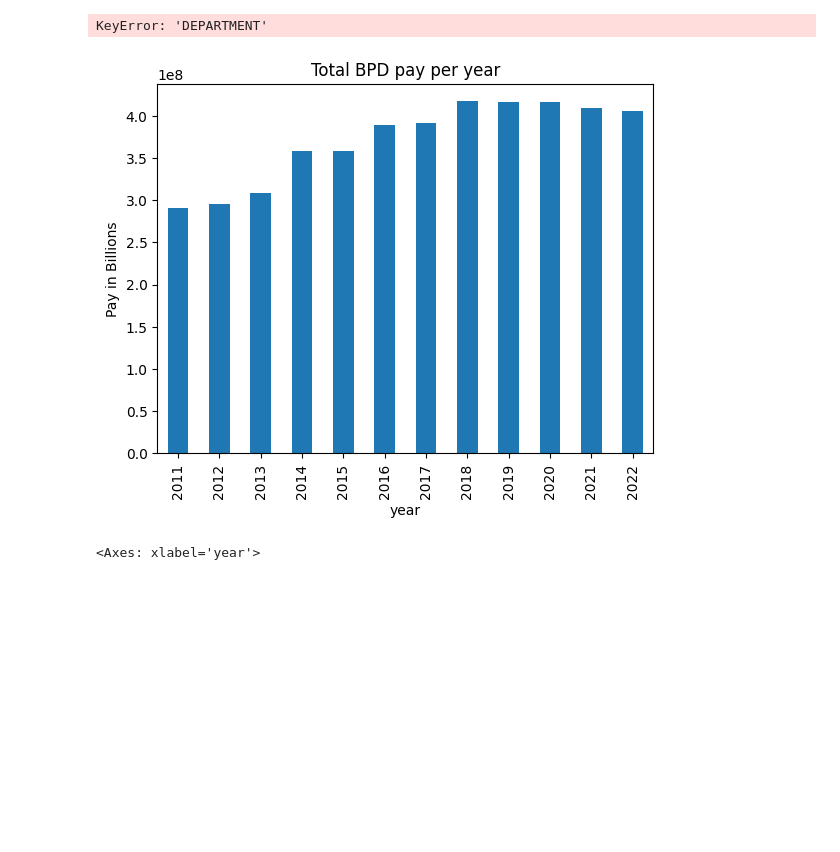
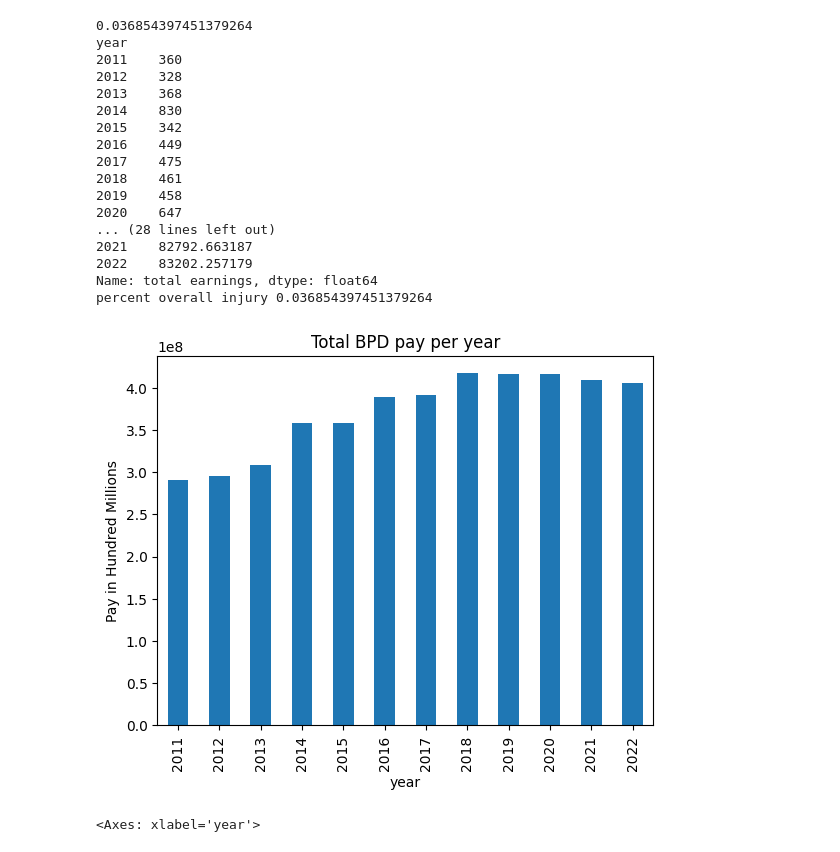
Before and after one commit to BU-Spark/ds-police-overtime, a Jupyter notebook: fa23-team-f/data/payroll/Untitled.ipynb, the cells around one changed output. Saved outputs shown, nothing was run; the diff lists cells and outputs as text; code cells hidden in the pictures; blank space fills up the shorter version.

```diff
--- a/fa23-team-f/data/payroll/Untitled.ipynb
+++ b/fa23-team-f/data/payroll/Untitled.ipynb
@@ -73,36 +73,52 @@ x = p2022.rename(columns={"total_gross":"total earnings"})
 combined = pd.concat([p2011, p2012, p2013, p2014, p2015, p2016, p2017, p2018, p2019, p2020, y, x], axis=0)
 combined[combined["year"] == 2021].head()
 #combined["Total Earnings"] = combined["Total Earnings"].str[1:]
 #combined["Total Earnings"] = combined["Total Earnings"].astype(float)
 y = ["regular", "retro", "other", "overtime", "injured", "detail", "quinn", "total earnings"]
 '''
 for x in y:
     try:
         combined[x] = pd.to_numeric(combined[x], errors="raise")
     except:
         combined[x] = combined[x].str.strip()
         combined[x] = combined[x].str.replace('"', '')
         combined[x] = combined[x].str.replace(',', '')
         combined[x] = combined[x].str.replace('$', '')
         combined[x] = combined[x].str.replace('(', '')
         combined[x] = combined[x].str.replace(')', '')
         combined[x] = combined[x].str.replace('-', '')
         combined[x] = pd.to_numeric(combined[x], errors="coerce")
 '''
 
-combined[combined["department"] == "Boston Police Department"].groupby("year")["total earnings"].sum().plot(kind="bar", title="Total BPD pay per year", ylabel="Pay in Billions")
+combined[combined["department"] == "Boston Police Department"].groupby("year")["total earnings"].sum().plot(kind="bar", title="Total BPD pay per year", ylabel="Pay in Hundred Millions")
 #combined.groupby("year")["total earnings"].mean().plot(kind="bar")
 
 print(combined[combined["department"] == "Boston Police Department"]["injured"].sum()/combined[combined["department"] == "Boston Police Department"]["total earnings"].sum())
 police = combined[combined["department"] == "Boston Police Department"]
 print(police[police["injured"] > 0].groupby("year")["injured"].count())
 print("bpd average", police.groupby("year")["total earnings"].mean())
 v = list(police.groupby("year")["total earnings"].sum())
 print("overall average", combined.groupby("year")["total earnings"].mean())
 print("percent overall injury", police["injured"].sum()/police["total earnings"].sum())
 # %% [output]
-KeyError: 'DEPARTMENT'
+0.036854397451379264
+year
+2011    360
+2012    328
+2013    368
+2014    830
+2015    342
+2016    449
+2017    475
+2018    461
+2019    458
+2020    647
+... (28 lines left out)
+2021    82792.663187
+2022    83202.257179
+Name: total earnings, dtype: float64
+percent overall injury 0.036854397451379264
-[figure, old version]
+[figure, new version]
 # %%
 #combined.groupby("year")["total earnings"].mean().plot(kind="bar")
 police.groupby("year")["regular"].mean().plot(kind="bar")
```
Also changed, not shown: 22 other files.
